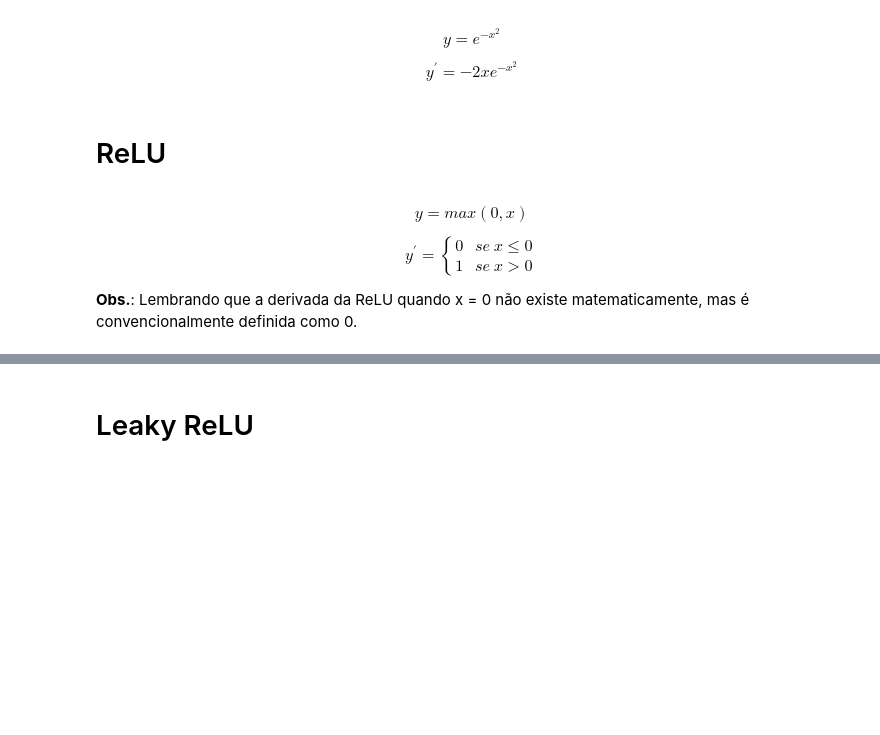
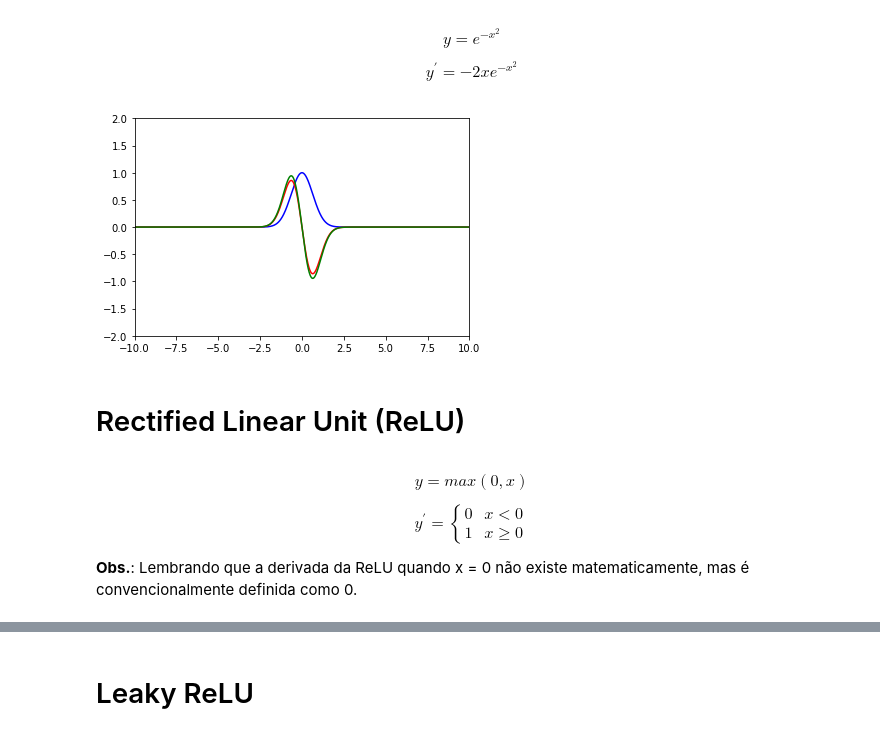
Before and after one commit to arnaldog12/Manual-Pratico-Deep-Learning, a Jupyter notebook: Funções de Ativação.ipynb, the cells around one changed output, grey strips where cells are left out. Cells and saved outputs as stored; diff of their text form; code cells hidden in the pictures; blank space fills up the shorter version.

```diff
--- a/Funções de Ativação.ipynb
+++ b/Funções de Ativação.ipynb
@@ -82,14 +88,16 @@ def gaussian(x, derivative=False):
         return -2*x*np.exp(-x**2)
     return np.exp(-x**2)
 # %%
-interactive_plot = interactive(plot_interactive, w=(-2.0, 2.0), b=(-3, 3, 0.5), func=fixed(gaussian), ylim=fixed((0, 2)))
+interactive_plot = interactive(plot_interactive, w=(-2.0, 2.0), b=(-3, 3, 0.5), func=fixed(gaussian), ylim=fixed((-2, 2)))
 interactive_plot
+# %% [output]
+[figure, added]
 # %% [markdown]
-# ReLU
+# Rectified Linear Unit (ReLU)
 # %% [markdown]
 $$y = max(0, x)$$
 
-$$y^\prime = \begin{cases}0 &\ se\ x \leq 0\\1 &\ se\ x > 0\end{cases}$$
+$$y^\prime = \begin{cases}0 &\ x < 0\\1 &\ x \geq 0\end{cases}$$
 
 __Obs.__: Lembrando que a derivada da ReLU quando x = 0 não existe matematicamente, mas é convencionalmente definida como 0.
 # %%
```
Also changed, not shown: parts of 13 cells of this notebook, 2 other files.
